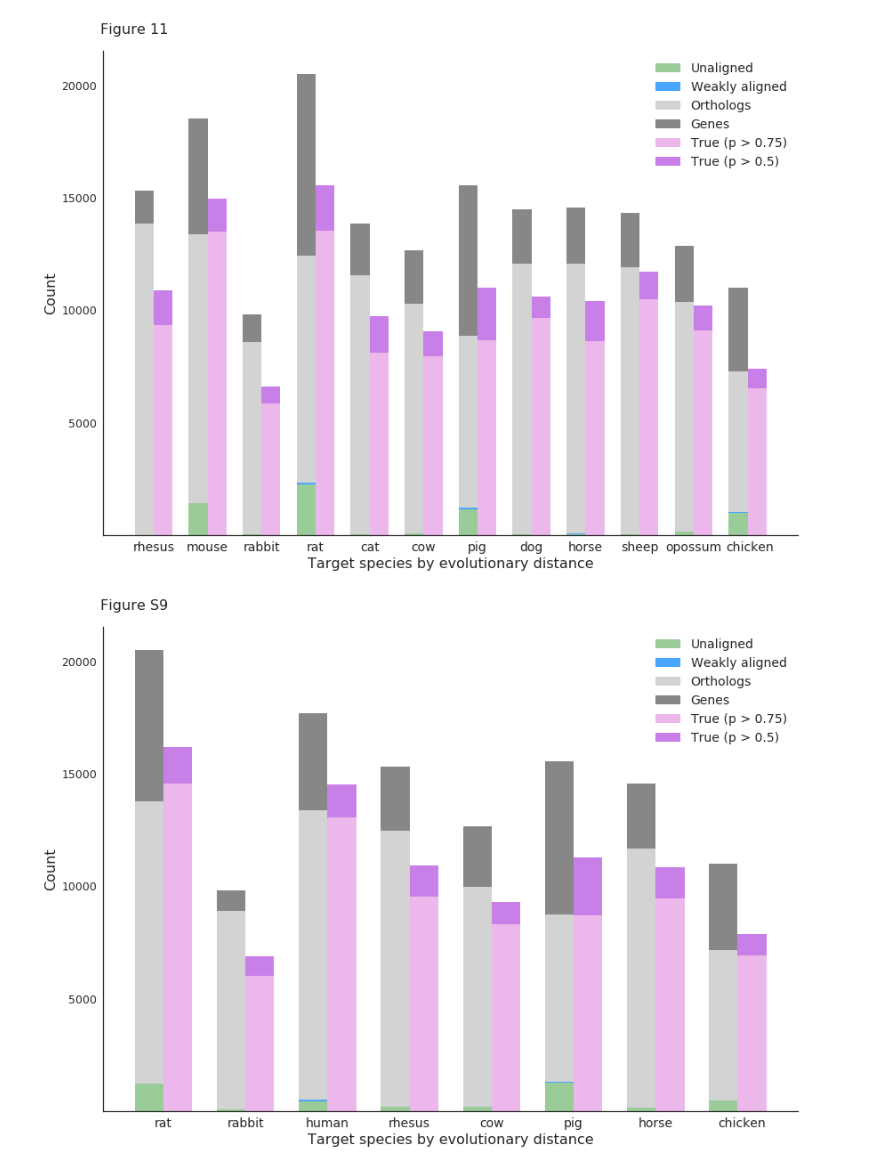
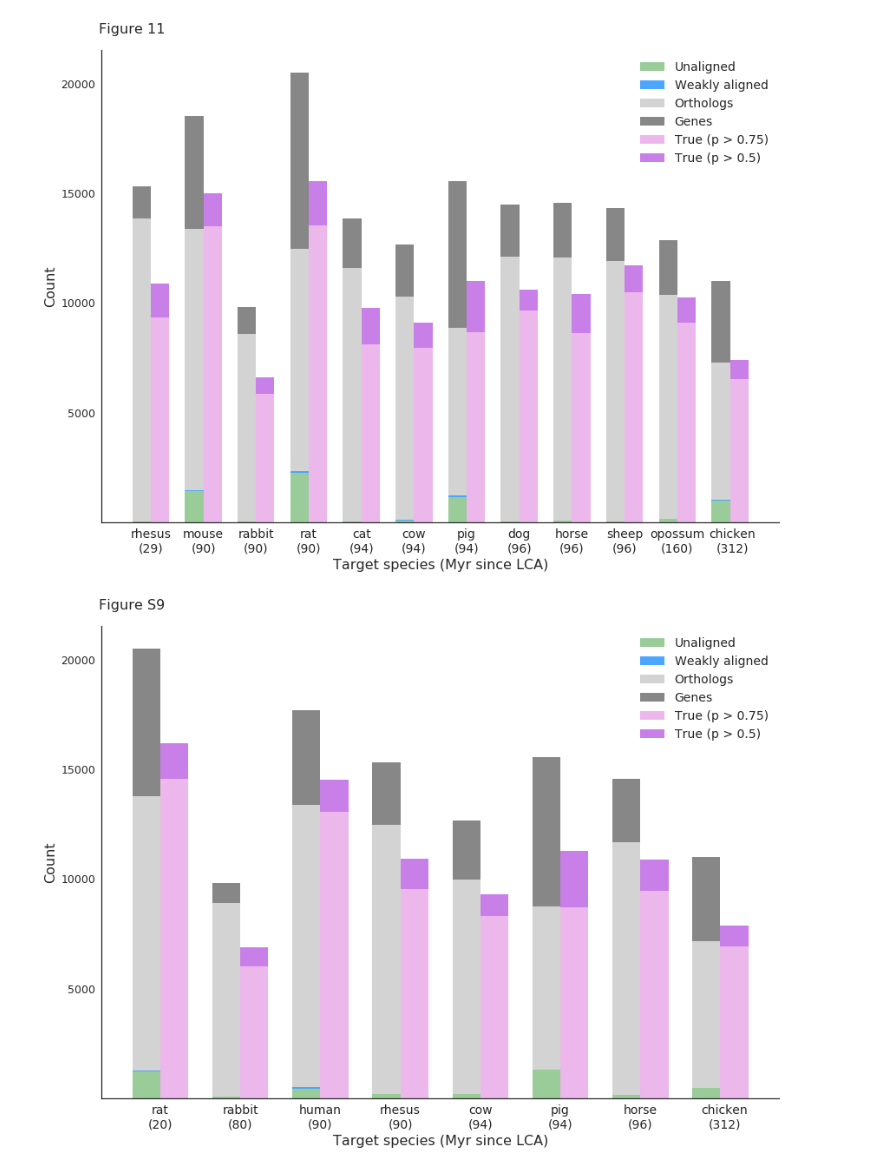
Before and after one commit to ptrebert/project-cross-species, a Jupyter notebook: notebooks/plotting/plot_unaln_ortho_gene_bars.ipynb, the cells around one changed output. Saved outputs shown, nothing was run; the diff lists cells and outputs as text; code cells hidden in the pictures.

Commit message:
ENH: added LCA times, updated x-axis label

```diff
--- a/notebooks/plotting/plot_unaln_ortho_gene_bars.ipynb
+++ b/notebooks/plotting/plot_unaln_ortho_gene_bars.ipynb
@@ -158,7 +158,7 @@ def plot_gene_bars(gene_counts, ref_spec, lca_dist, fkey):
     unaln = sorted(unaln)
 
     x_vals = np.arange(1, len(unaln) + 1, step=1, dtype=np.float32)
-    x_labels = [t[1] for t in unaln]
+    x_labels = ['{}\n({})'.format(t[1], t[0]) for t in unaln]
 
     unaln = np.array([t[2] for t in unaln], dtype=np.int32)
     wkaln = np.array([t[2] for t in sorted(wkaln)], dtype=np.int32)
@@ -210,7 +210,7 @@ def plot_gene_bars(gene_counts, ref_spec, lca_dist, fkey):
     ax.set_xticks(x_vals)
     ax.set_xticklabels(x_labels, fontsize=14)
 
-    ax.set_xlabel('Target species by evolutionary distance', fontsize=16)
+    ax.set_xlabel('Target species (Myr since LCA)', fontsize=16)
     ax.set_ylabel('Count', fontsize=16)
 
     ax.spines['top'].set_visible(False)
@@ -319,32 +319,32 @@ def collect_gene_types(true_counts):
                         gene_collector[(trg, qry, 'bad_ortho')] = data['is_ortholog'].sum()
 
                         out_buffer.append(data)
 
                 dump_file = os.path.join(dump_folder, '{}_from_{}.bad-aln.tsv'.format(qry, trg))
                 #assert not os.path.isfile(dump_file), 'Duplicate created: {}'.format(dump_file)
                 out_dump = pd.concat(out_buffer, axis=0, ignore_index=False)
                 out_dump.sort_values(['chrom', 'start_reg5p', 'end_reg5p'], inplace=True)
                 out_dump.to_csv(dump_file, sep='\t', header=True, index=False, mode='w')
     gene_collector.update(true_counts)
     return gene_collector
 
 
 if run_exec_gene_bars:
     execd = exec_gene_bars()
     print('Gene type bars plotted')
 # %% [output]
 =========
 human
 Unaligned:  1399
 Weakly aligned:  1435
 Pct. genes unaligned:  0.924
 =========
 =========
 mouse
 Unaligned:  410
 Weakly aligned:  487
 Pct. genes unaligned:  0.977
 =========
 Gene type bars plotted
-[figure, old version]
+[figure, new version]
-[figure, old version]
+[figure, new version]
```
Also changed, not shown: 1 other file.
